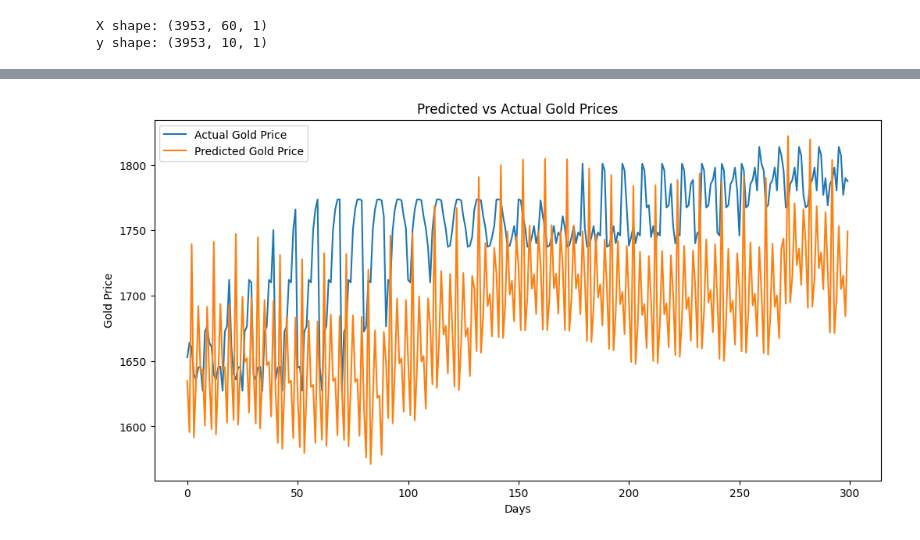
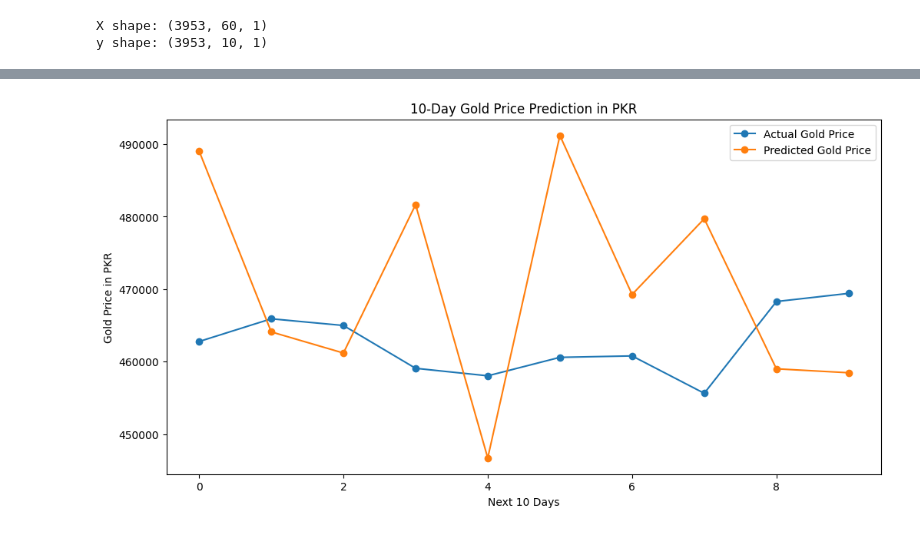
Before and after one commit to mtalhak003/AI-ML-Deep-Learning, a Jupyter notebook: Transformer_Based_Daily_Gold_Price_Forecasting_Using_Historical_Time_Series_Data.ipynb, the cells around one changed output, grey strips where cells are left out. Drawn from its saved outputs; the diff is of its cells as text; code cells hidden in the pictures.

Commit message:
Transformer_Based_Daily_Gold_Price_Forecasting_Using_Historical_Time_Series_Data

```diff
--- a/Transformer_Based_Daily_Gold_Price_Forecasting_Using_Historical_Time_Series_Data.ipynb
+++ b/Transformer_Based_Daily_Gold_Price_Forecasting_Using_Historical_Time_Series_Data.ipynb
@@ -63,0 +87,6 @@ Date
+# %%
+usd_to_pkr = 280
+
+data["Gold_Price_PKR"] = data["Close"] * usd_to_pkr
+
+print(data.head())
@@ -74,6 +111,7 @@ plt.show()
 # %%
 scaler = MinMaxScaler()
-scaled_data = scaler.fit_transform(data)
+
+scaled_data = scaler.fit_transform(data[["Gold_Price_PKR"]])
 # %%
 LOOKBACK = 60
 FORECAST = 10
@@ -137,8 +175,7 @@ class GoldTransformer(nn.Module):
         x = self.transformer(x)
         x = x[:, -1, :]
         x = self.fc(x)
-        x = x.unsqueeze(-1)
-        return x
+        return x.unsqueeze(-1)
 # %%
 model = GoldTransformer().to(device)
 
@@ -196,6 +233,9 @@ actual = y_test.cpu().numpy()
 # %%
 predictions_rescaled = scaler.inverse_transform(predictions.reshape(-1, 1))
 actual_rescaled = scaler.inverse_transform(actual.reshape(-1, 1))
+# %%
+predictions_rescaled = scaler.inverse_transform(predictions.reshape(-1, 1))
+actual_rescaled = scaler.inverse_transform(actual.reshape(-1, 1))
 # %%
 mae = mean_absolute_error(actual_rescaled, predictions_rescaled)
 mse = mean_squared_error(actual_rescaled, predictions_rescaled)
@@ -214,11 +254,13 @@ MAPE: 10.662564
 # %%
 plt.figure(figsize=(12,6))
-plt.plot(actual_rescaled[:300], label="Actual Gold Price")
-plt.plot(predictions_rescaled[:300], label="Predicted Gold Price")
-plt.title("Predicted vs Actual Gold Prices")
-plt.xlabel("Days")
-plt.ylabel("Gold Price")
+
+plt.plot(actual_rescaled[:10], marker="o", label="Actual Gold Price")
+plt.plot(predictions_rescaled[:10], marker="o", label="Predicted Gold Price")
+
+plt.title("10-Day Gold Price Prediction in PKR")
+plt.xlabel("Next 10 Days")
+plt.ylabel("Gold Price in PKR")
 plt.legend()
 plt.show()
 # %% [output]
-[figure, old version]
+[figure, new version]
```
Also changed, not shown: parts of 10 cells of this notebook.
